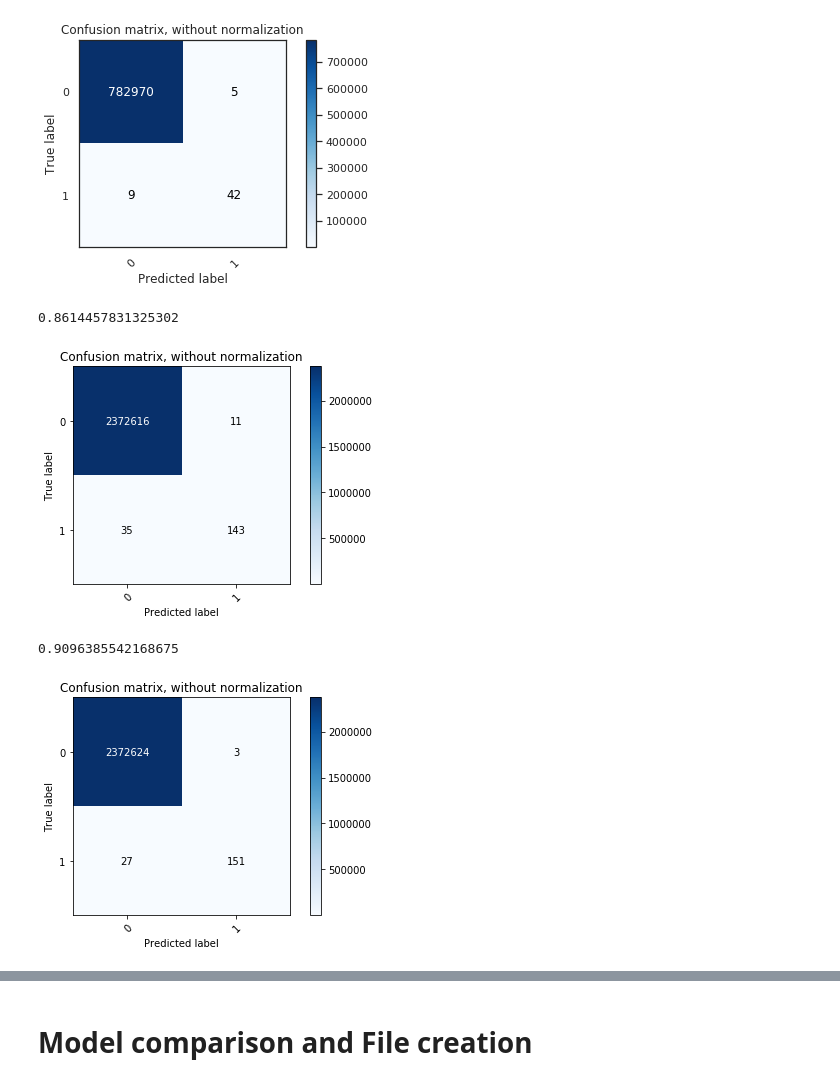
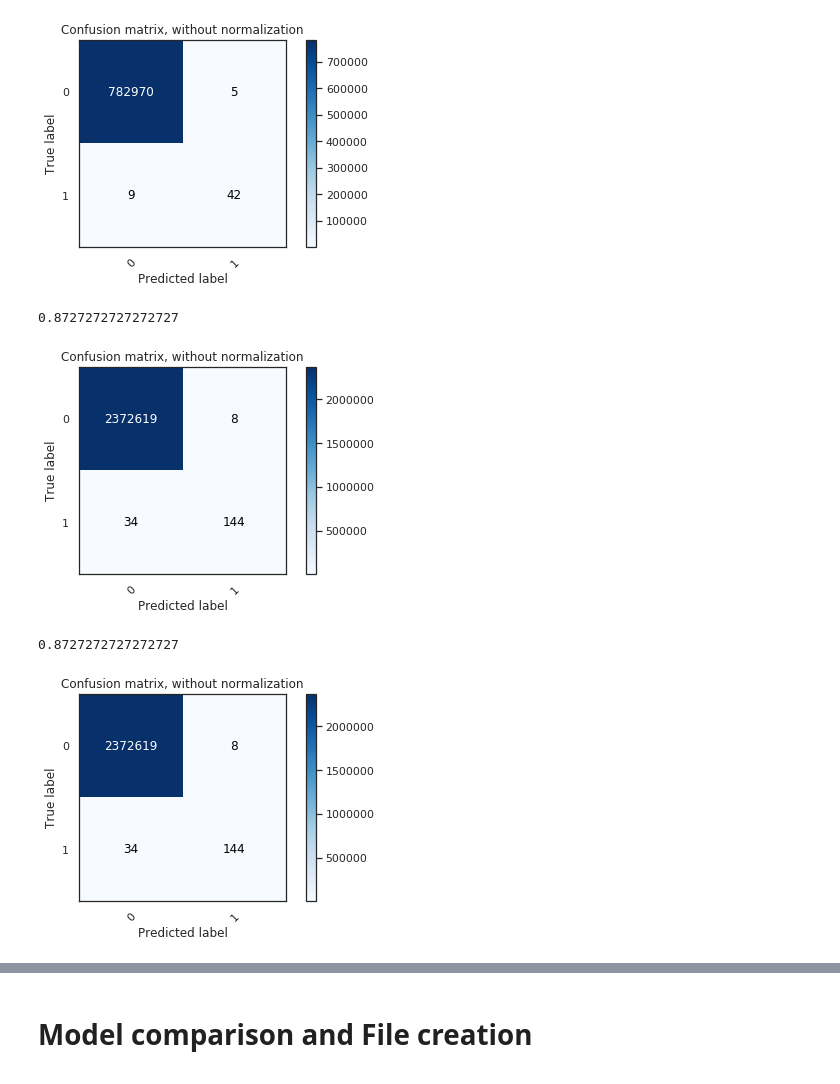
Before and after one commit to AdrianDiez/MobileFraud, a Jupyter notebook: Fraud_Detection.ipynb, the cells around one changed output, grey strips where cells are left out. Cells and saved outputs as stored; diff of their text form; code cells hidden in the pictures.

```diff
--- a/Fraud_Detection.ipynb
+++ b/Fraud_Detection.ipynb
@@ -789,14 +800,15 @@ plot_xgb_importance(grid)
 # %%
 %%time
 hyperparam = {
- 'n_estimators':[100,150,200],
+ 'n_estimators':[100,150],
+ 'max_depth':[2,4]
 }
 
 grid_rf = GridSearchCV(
-     estimator = RandomForestClassifier(criterion='entropy', random_state=SEED, class_weight='balanced', max_depth=2),
+     estimator = RandomForestClassifier(criterion='entropy', random_state=SEED, class_weight='balanced'),
      param_grid = hyperparam,
-     scoring='f1',
-     n_jobs=4,
+     scoring='roc_auc',
+     n_jobs=-1,
      iid=False,
      cv=2,
      verbose=3)
@@ -896,20 +908,27 @@ F1-Score: 0.8670520231213873
 
 model_a = KNeighborsClassifier(n_neighbors=7)
 
-model_b = RandomForestClassifier(bootstrap=True, class_weight='balanced',
-                       criterion='entropy', max_depth=2, max_features='auto',
-                       max_leaf_nodes=None, min_impurity_decrease=0.0,
-                       min_impurity_split=None, min_samples_leaf=1,
-                       min_samples_split=2, min_weight_fraction_leaf=0.0,
-                       n_estimators=100, n_jobs=-1, oob_score=False,
-                       random_state=42, warm_start=False, verbose=3)
+model_b = RandomForestClassifier(bootstrap=True,
+                class_weight='balanced',
+                criterion='entropy',
+                max_depth=None,
+                max_features='auto',
+                max_leaf_nodes=None,
+                min_impurity_decrease=0.0,
+                min_impurity_split=None,
+                min_samples_leaf=1,
+                min_samples_split=2,
+                min_weight_fraction_leaf=0.0,
+                n_estimators='warn', n_jobs=None,
+                oob_score=False, random_state=SEED,
+                verbose=0, warm_start=False)
 
 model_c = XGBClassifier(base_score=0.5, booster='gbtree', colsample_bylevel=1,
-              colsample_bytree=0.8, gamma=0, learning_rate=0.1,
+              colsample_bytree=0.8, gamma=.4, learning_rate=0.1,
               max_delta_step=0, max_depth=3, min_child_weight=1, missing=None,
               n_estimators=140, n_jobs=-1, nthread=4,
-              objective='binary:logistic', random_state=0, reg_alpha=0,
-              reg_lambda=1, scale_pos_weight=13329.365168539325, seed=42,
+              objective='binary:logistic', random_state=SEED, reg_alpha=0,
+              reg_lambda=1, scale_pos_weight=13329.365168539325,
               silent=True, subsample=0.8, verbose=3)
 
 ensemble_vc = VotingClassifier(estimators=[('knn', model_a), ('rf', model_b), ('xgb', model_c)], voting='soft', weights = [1,1,3])
@@ -1012,18 +1031,18 @@ f1_score(pred_prob_test.isFraud, pred_prob_test.pct997)
 pred_prob_rf = pd.DataFrame(zip(grid_rf.predict_proba(trainX)[:,1], trainX.index),columns=['prob1','id']).set_index('id')
 pred_prob_rf = pd.concat([pred_prob_rf, trainY], axis=1)
 pred_prob_rf['pct50'] = pred_prob_rf.prob1.apply(round)
-pred_prob_rf['pct75'] = pred_prob_rf.prob1.apply(lambda x: 1 if x > .75 else 0)
-pred_prob_rf['pct78'] = pred_prob_rf.prob1.apply(lambda x: 1 if x > .78 else 0)
+pred_prob_rf['pct792'] = pred_prob_rf.prob1.apply(lambda x: 1 if x > .792 else 0)
+pred_prob_rf['pct795'] = pred_prob_rf.prob1.apply(lambda x: 1 if x > .795 else 0)
 pred_prob_rf['pct79'] = pred_prob_rf.prob1.apply(lambda x: 1 if x > .79 else 0)
 # %%
-plot_confusion_matrix(pred_prob_rf.isFraud, pred_prob_rf.pct75, classes=[0,1])
-f1_score(pred_prob_rf.isFraud, pred_prob_rf.pct75)
+plot_confusion_matrix(pred_prob_rf.isFraud, pred_prob_rf.pct792, classes=[0,1])
+f1_score(pred_prob_rf.isFraud, pred_prob_rf.pct792)
 # %% [output]
-0.8614457831325302
+0.8727272727272727
-[figure, old version]
+[figure, new version]
 # %%
-plot_confusion_matrix(pred_prob.isFraud, pred_prob.pct997, classes=[0,1])
-f1_score(pred_prob.isFraud, pred_prob.pct997)
+plot_confusion_matrix(pred_prob_rf.isFraud, pred_prob_rf.pct79, classes=[0,1])
+f1_score(pred_prob_rf.isFraud, pred_prob_rf.pct79)
 # %% [output]
-0.9096385542168675
+0.8727272727272727
-[figure, old version]
+[figure, new version]
```
Also changed, not shown: parts of 13 cells of this notebook.
